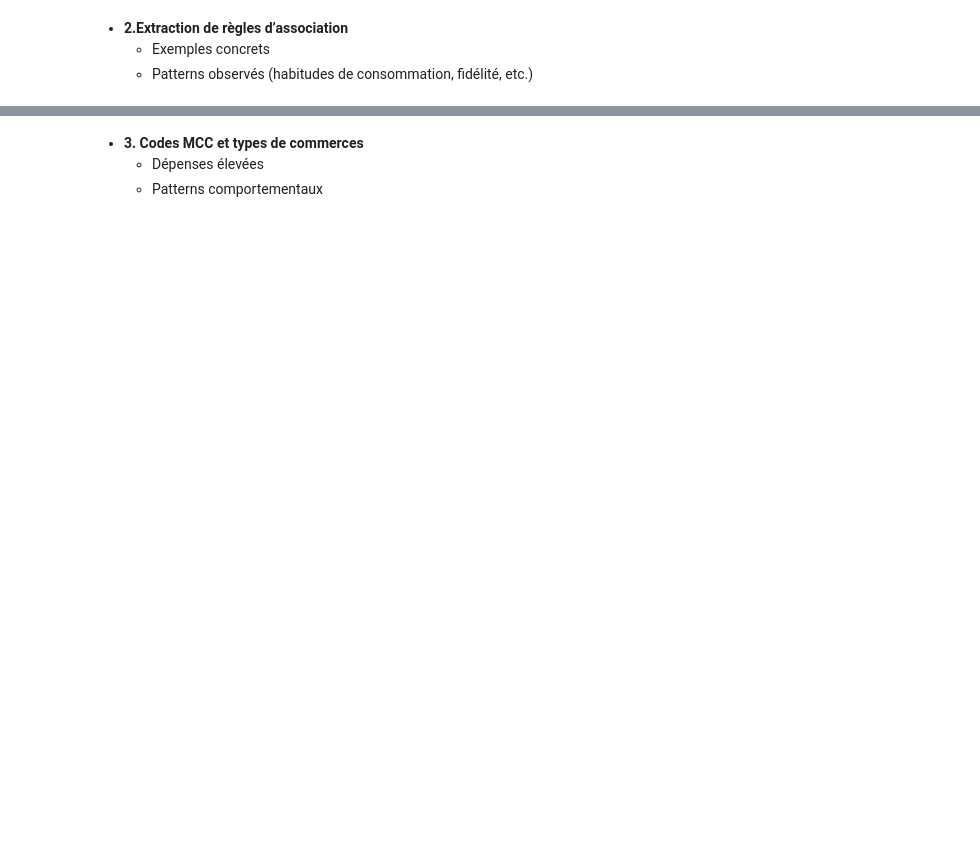
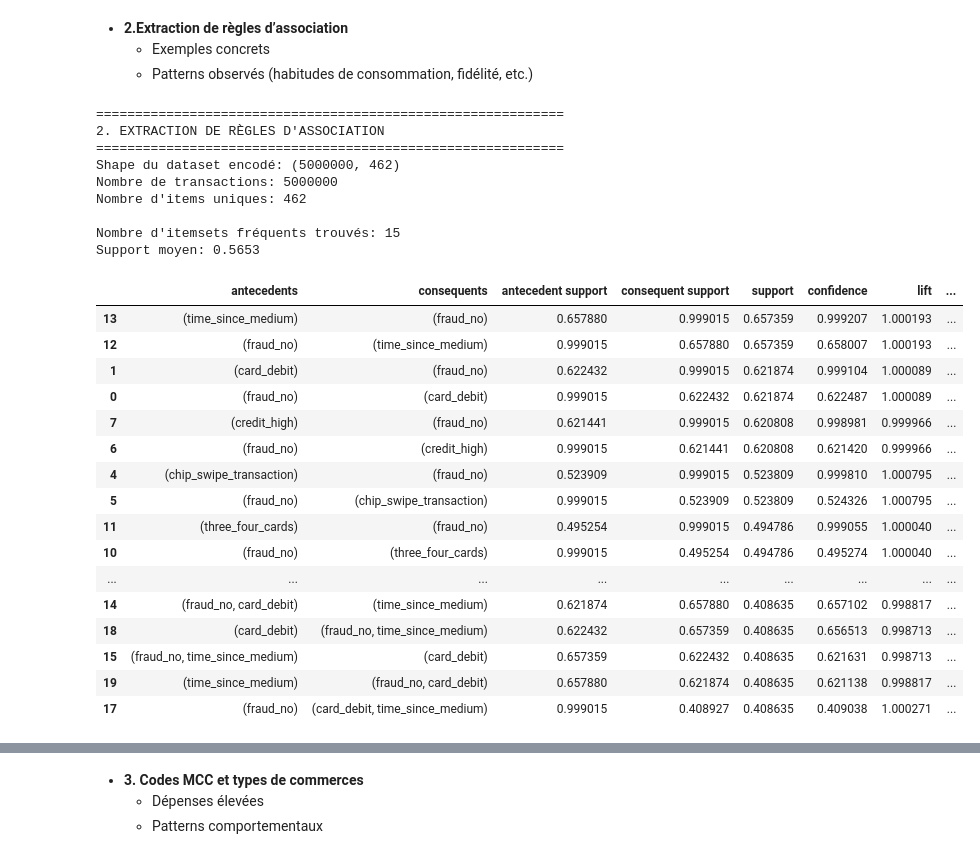
Before and after one commit to AnthonyGlaude/IFT599_TP1, a Jupyter notebook: plan_travail_IFT599_A25_TP1.ipynb, the cells around one changed output, grey strips where cells are left out. Drawn from its saved outputs; the diff is of its cells as text; code cells hidden in the pictures; blank space fills up the shorter version.

Commit message:
Implement Apriori + FPGrowth

```diff
--- a/plan_travail_IFT599_A25_TP1.ipynb
+++ b/plan_travail_IFT599_A25_TP1.ipynb
@@ -487,3 +673,60 @@ For `use_chip` (which has only a few categories), one-hot encoding is more appro
 - **2.Extraction de règles d’association**
   - Exemples concrets
   - Patterns observés (habitudes de consommation, fidélité, etc.)
+# %%
+# 2. Extraction de règles d’association
+print("=" * 60)
+print("2. EXTRACTION DE RÈGLES D'ASSOCIATION")
+print("=" * 60)
+
+from mlxtend.frequent_patterns import apriori, association_rules, fpgrowth
+import matplotlib.pyplot as plt
+import seaborn as sns
+
+# Préparation des données pour Apriori/FP-Growth
+te = TransactionEncoder()
+te_ary = te.fit(transactions['items']).transform(transactions['items'])
+df_encoded = pd.DataFrame(te_ary, columns=te.columns_)
+
+print(f"Shape du dataset encodé: {df_encoded.shape}")
+print(f"Nombre de transactions: {len(df_encoded)}")
+print(f"Nombre d'items uniques: {len(df_encoded.columns)}")
+
+# Calcul des itemsets fréquents
+frequent_itemsets_apriori = apriori(df_encoded, min_support=0.4, use_colnames=True)
+frequent_itemsets_apriori['length'] = frequent_itemsets_apriori['itemsets'].apply(lambda x: len(x))
+
+print(f"\nNombre d'itemsets fréquents trouvés: {len(frequent_itemsets)}")
+print(f"Support moyen: {frequent_itemsets_apriori['support'].mean():.4f}")
+
+# Extraction des règles d'association
+apriori_rules = association_rules(frequent_itemsets_apriori, metric="lift", min_threshold=0.5)
+
+apriori_rules.sort_values(["support", "confidence","lift"],axis = 0, ascending = False)
+# %% [output]
+============================================================
+2. EXTRACTION DE RÈGLES D'ASSOCIATION
+============================================================
+Shape du dataset encodé: (5000000, 462)
+Nombre de transactions: 5000000
+Nombre d'items uniques: 462
+
+Nombre d'itemsets fréquents trouvés: 15
+Support moyen: 0.5653
+|  | antecedents | consequents | antecedent support | consequent support | support | confidence | lift | ... |
+| 13 | (time_since_medium) | (fraud_no) | 0.657880 | 0.999015 | 0.657359 | 0.999207 | 1.000193 | ... |
+| 12 | (fraud_no) | (time_since_medium) | 0.999015 | 0.657880 | 0.657359 | 0.658007 | 1.000193 | ... |
+| 1 | (card_debit) | (fraud_no) | 0.622432 | 0.999015 | 0.621874 | 0.999104 | 1.000089 | ... |
+| 0 | (fraud_no) | (card_debit) | 0.999015 | 0.622432 | 0.621874 | 0.622487 | 1.000089 | ... |
+| 7 | (credit_high) | (fraud_no) | 0.621441 | 0.999015 | 0.620808 | 0.998981 | 0.999966 | ... |
+| 6 | (fraud_no) | (credit_high) | 0.999015 | 0.621441 | 0.620808 | 0.621420 | 0.999966 | ... |
+| 4 | (chip_swipe_transaction) | (fraud_no) | 0.523909 | 0.999015 | 0.523809 | 0.999810 | 1.000795 | ... |
+| 5 | (fraud_no) | (chip_swipe_transaction) | 0.999015 | 0.523909 | 0.523809 | 0.524326 | 1.000795 | ... |
+| 11 | (three_four_cards) | (fraud_no) | 0.495254 | 0.999015 | 0.494786 | 0.999055 | 1.000040 | ... |
+| 10 | (fraud_no) | (three_four_cards) | 0.999015 | 0.495254 | 0.494786 | 0.495274 | 1.000040 | ... |
+| ... | ... | ... | ... | ... | ... | ... | ... | ... |
+| 14 | (fraud_no, card_debit) | (time_since_medium) | 0.621874 | 0.657880 | 0.408635 | 0.657102 | 0.998817 | ... |
+| 18 | (card_debit) | (fraud_no, time_since_medium) | 0.622432 | 0.657359 | 0.408635 | 0.656513 | 0.998713 | ... |
+| 15 | (fraud_no, time_since_medium) | (card_debit) | 0.657359 | 0.622432 | 0.408635 | 0.621631 | 0.998713 | ... |
+| 19 | (time_since_medium) | (fraud_no, card_debit) | 0.657880 | 0.621874 | 0.408635 | 0.621138 | 0.998817 | ... |
+| 17 | (fraud_no) | (card_debit, time_since_medium) | 0.999015 | 0.408927 | 0.408635 | 0.409038 | 1.000271 | ... |
```
Also changed, not shown: parts of 13 cells of this notebook.
